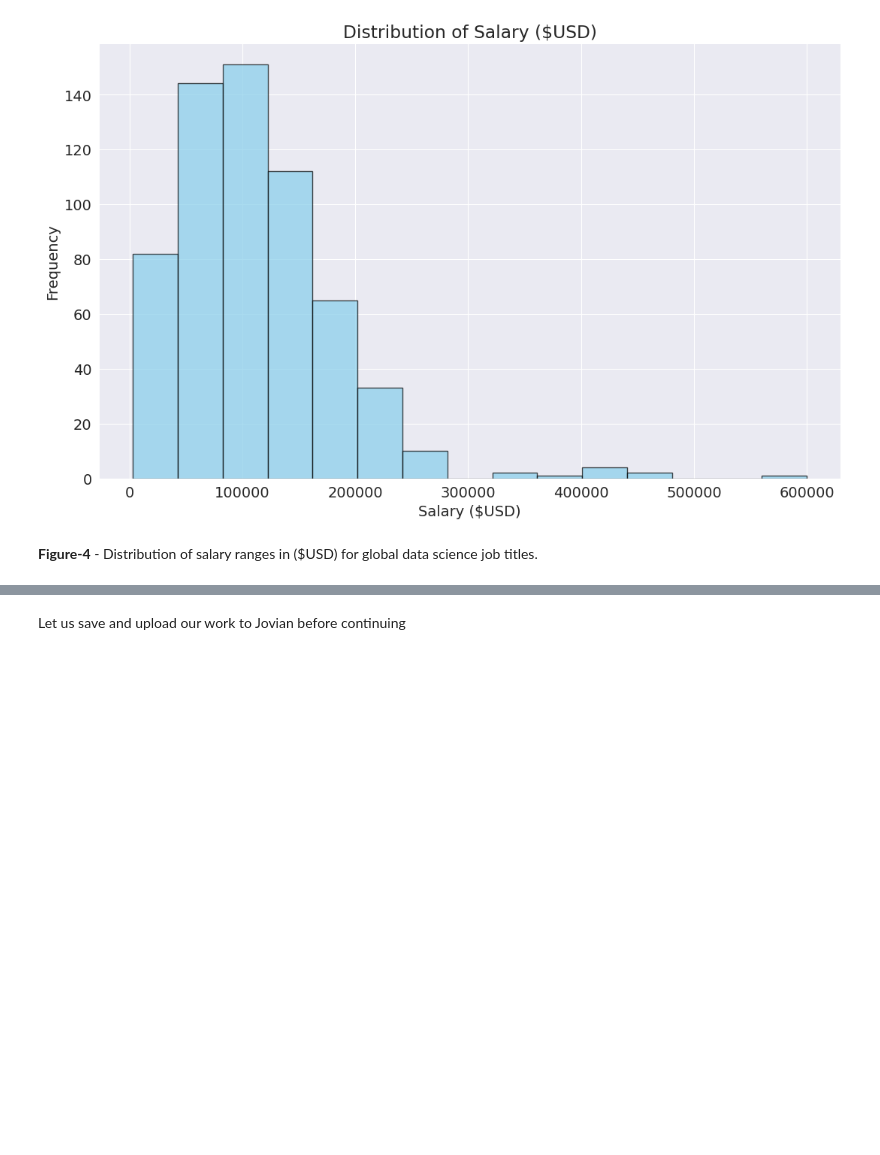
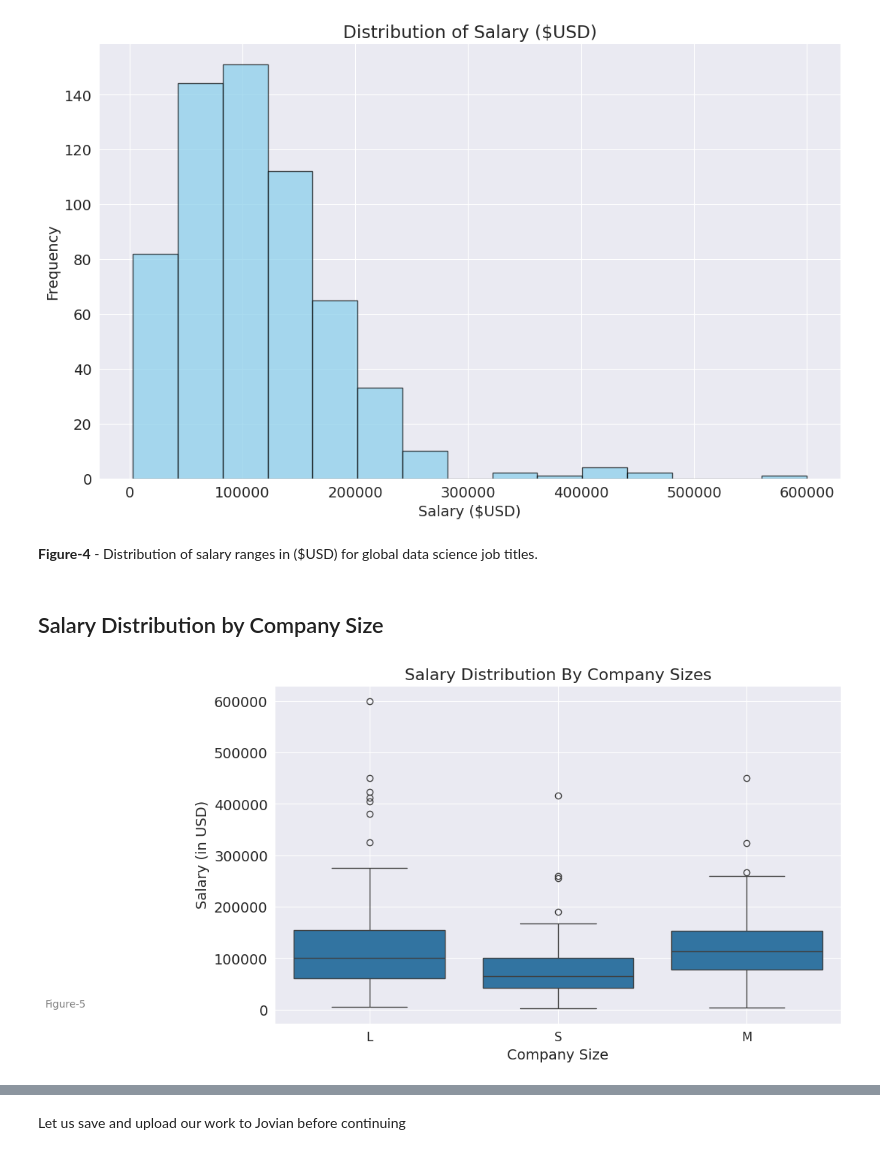
Before and after one commit to DLamarG/Data_Scientist_Salary_Analysis_World_Data, a Jupyter notebook: zerotopandas_course_project.ipynb, the cells around one changed output, grey strips where cells are left out. Drawn from its saved outputs; the diff is of its cells as text; code cells hidden in the pictures; blank space fills up the shorter version.

```diff
--- a/zerotopandas_course_project.ipynb
+++ b/zerotopandas_course_project.ipynb
@@ -339,3 +305,34 @@ plt.tight_layout()
 [figure]
 # %% [markdown]
 **Figure-4** - Distribution of salary ranges in ($USD) for global data science job titles.
+# %% [markdown]
+## Salary Distribution by Company Size
+# %%
+
+import pandas as pd
+import matplotlib.pyplot as plt
+import seaborn as sns
+
+# My dataframe
+data = salaries_df
+
+# Set the figure size
+plt.figure(figsize=(10, 6))
+
+# Creating a boxplot to visualize the salary distribution
+sns.boxplot(x='company_size', y='salary_in_usd', data=data)
+
+plt.text(-1.5, -2.5, 'Figure-5', ha='right', va='bottom', fontsize=10, color='gray')
+
+# Changing plot features
+plt.title('Salary Distribution By Company Sizes', fontsize=16)
+plt.xlabel('Company Size', fontsize=14)
+plt.ylabel('Salary (in USD)', fontsize=14)
+
+# customizing the xticks
+plt.xticks(fontsize=12)
+
+# Added different grid style
+plt.grid(True)
+# %% [output]
+[figure, added]
```
Also changed, not shown: parts of 22 cells of this notebook.
